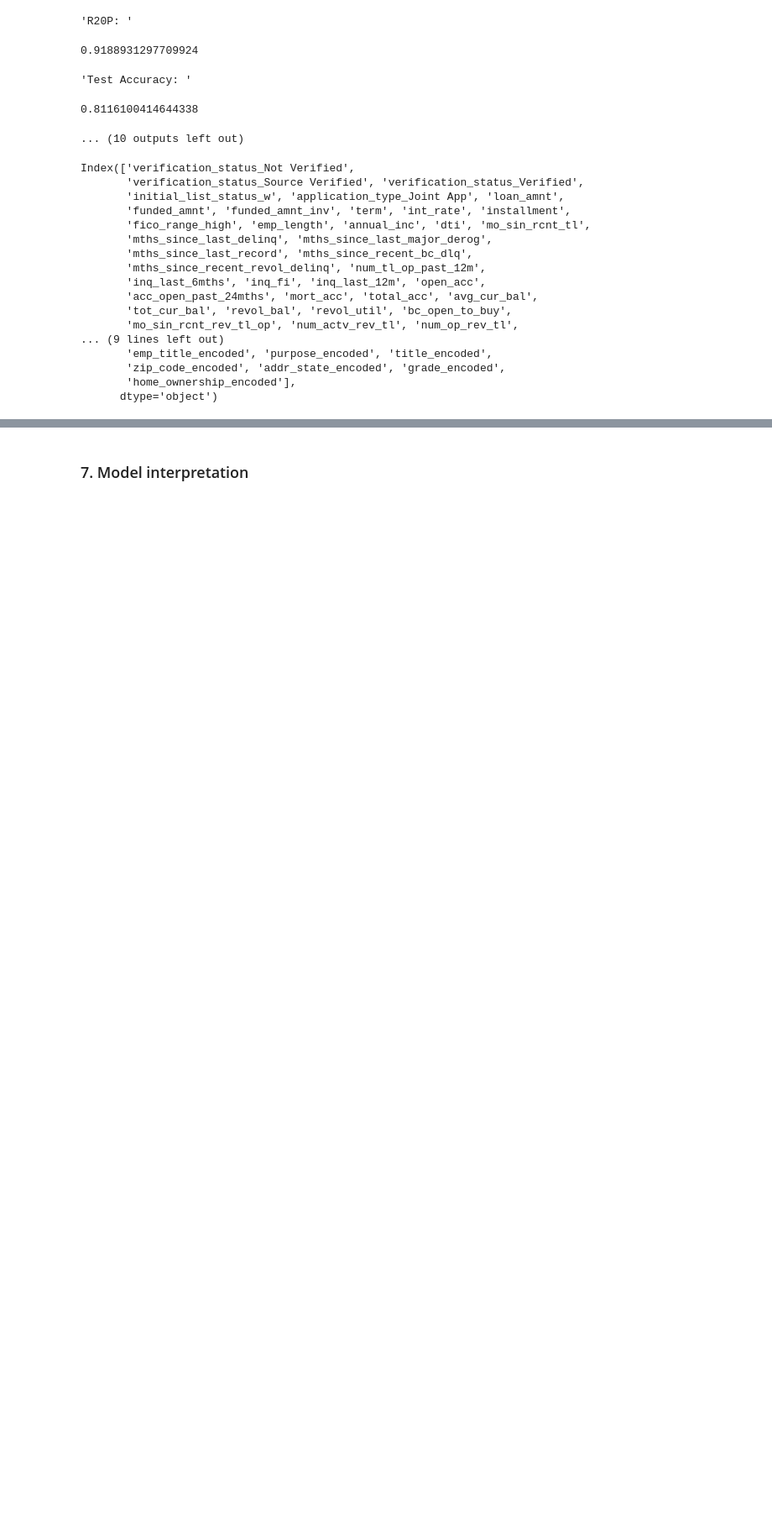
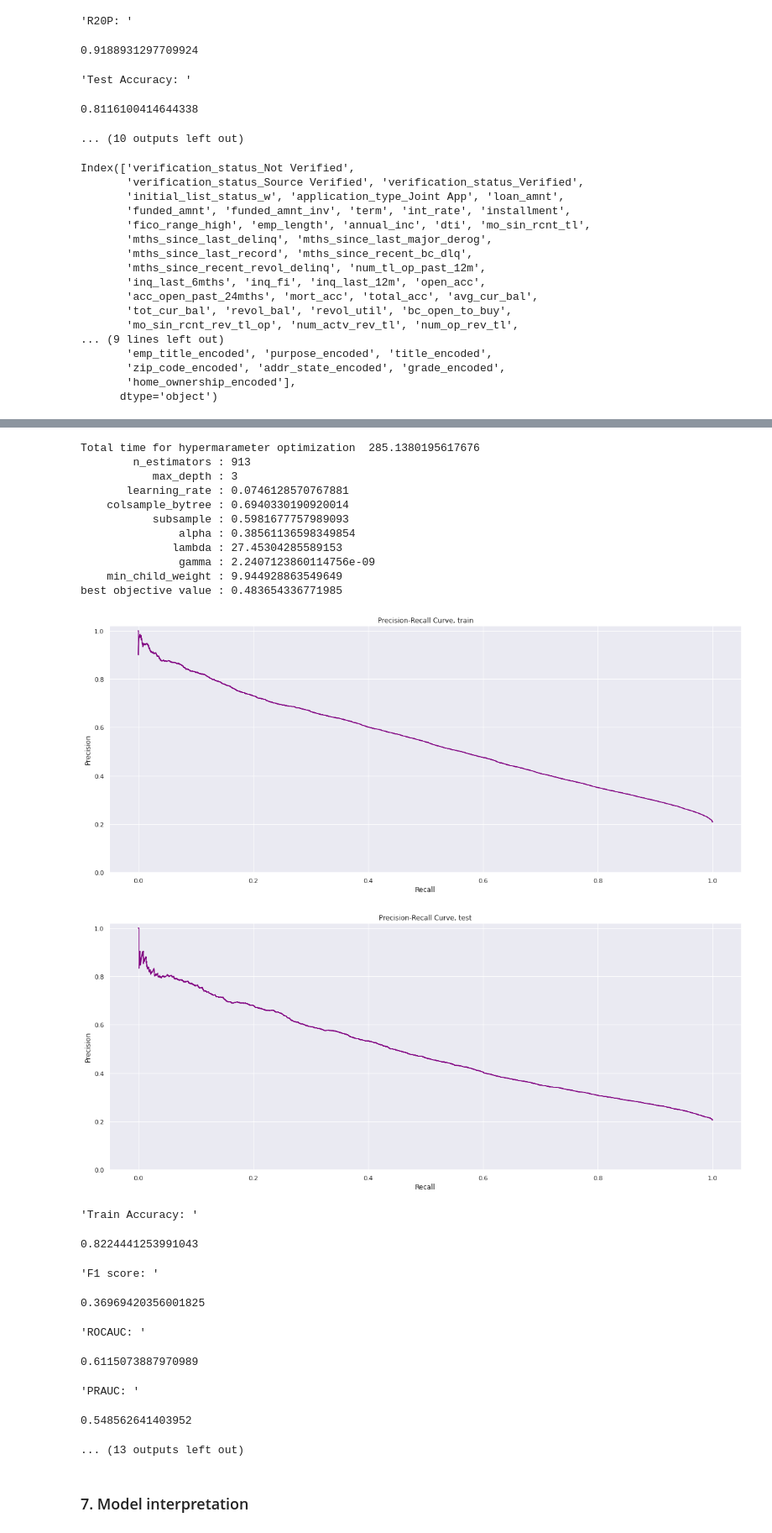
Before and after one commit to MykolaPinchuk/KaggleProjects, a Jupyter notebook: kp102-lc-loaddef.ipynb, the cells around one changed output, grey strips where cells are left out. Shown at 84% size. Drawn from its saved outputs; the diff is of its cells as text; code cells hidden in the pictures; blank space fills up the shorter version.

```diff
--- a/kp102-lc-loaddef.ipynb
+++ b/kp102-lc-loaddef.ipynb
@@ -760,7 +760,7 @@ def objective(trial, cv_runs=1, n_splits=2, n_jobs=-1, scale_pos_weight=2):
         "tree_method": 'gpu_hist',
         "verbosity": 0,  # 0 (silent) - 3 (debug)
         "n_estimators": trial.suggest_int("n_estimators", 500, 1500),
-        "max_depth": trial.suggest_int("max_depth", 2, 8),
+        "max_depth": trial.suggest_int("max_depth", 2, 6),
         "learning_rate": trial.suggest_uniform("learning_rate", 0.005, 0.25),
         "colsample_bytree": trial.suggest_uniform("colsample_bytree", 0.1, 0.95),
         "subsample": trial.suggest_uniform("subsample", 0.5, 0.95),
@@ -872,3 +885,25 @@ display(time.time()-time1)
+Total time for hypermarameter optimization  285.1380195617676
+        n_estimators : 913
+           max_depth : 3
+       learning_rate : 0.0746128570767881
+    colsample_bytree : 0.6940330190920014
+           subsample : 0.5981677757989093
+               alpha : 0.38561136598349854
+              lambda : 27.45304285589153
+               gamma : 2.2407123860114756e-09
+    min_child_weight : 9.944928863549649
+best objective value : 0.483654336771985
+[figure, added]
+[figure, added]
+'Train Accuracy: '
+0.8224441253991043
+'F1 score: '
+0.36969420356001825
+'ROCAUC: '
+0.6115073887970989
+'PRAUC: '
+0.548562641403952
+... (13 outputs left out)
 # %% [markdown]
 ### 7. Model interpretation
 # %%
```
Also changed, not shown: parts of 10 cells of this notebook.
